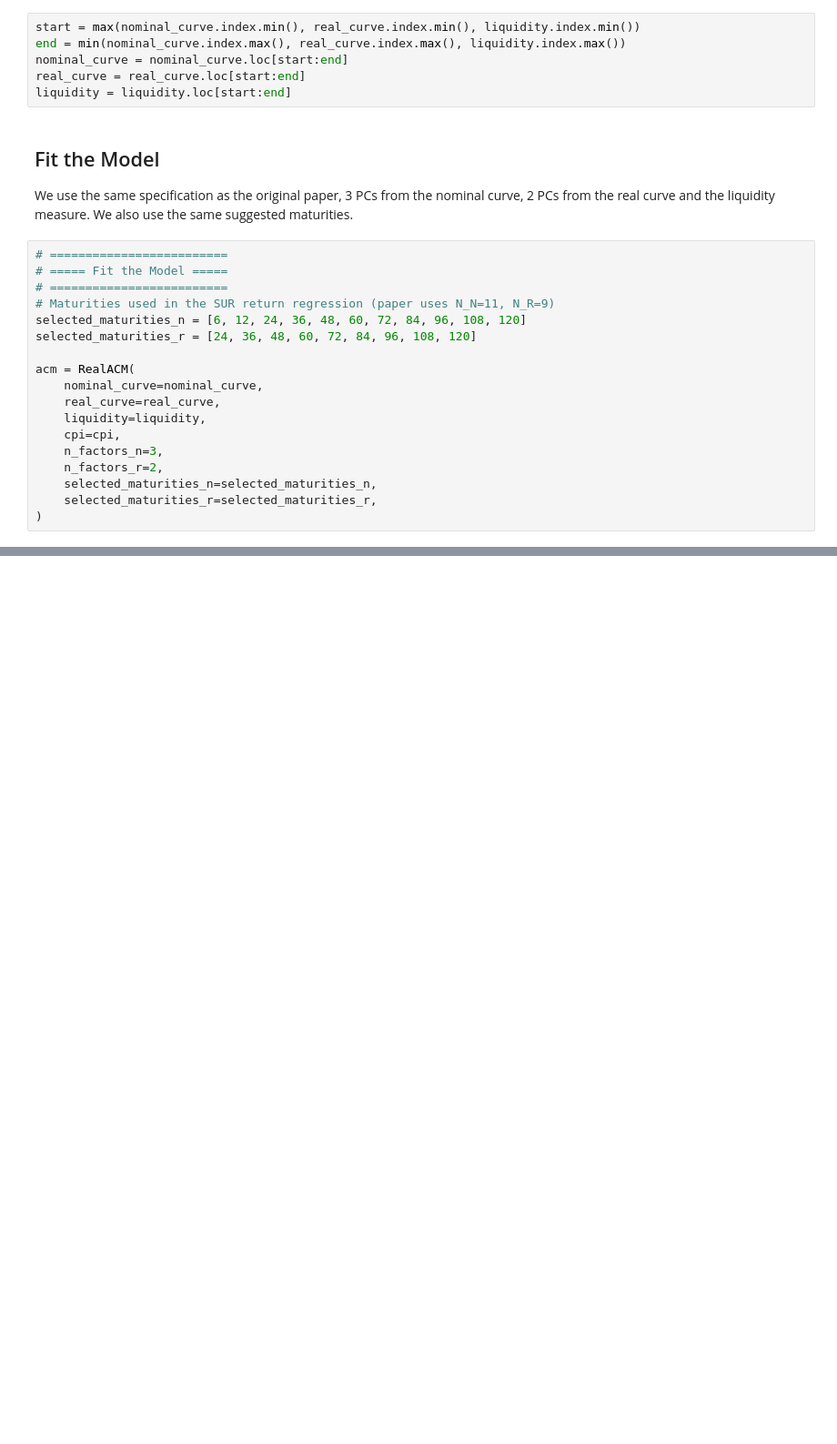
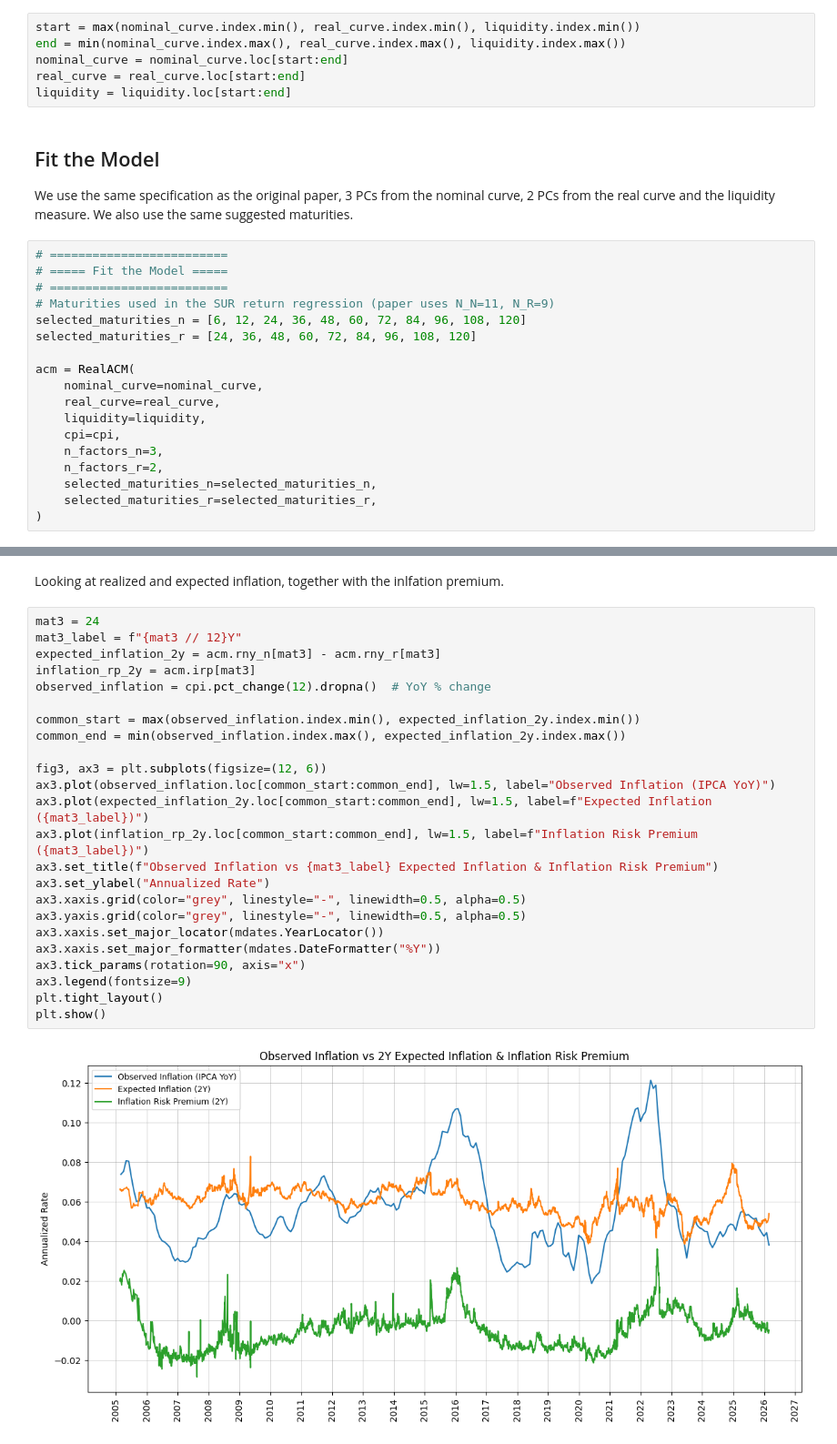
Before and after one commit to gusamarante/pyacm, a Jupyter notebook: example_real_br.ipynb, the cells around one changed output, grey strips where cells are left out. Shown at 91% size. Drawn from its saved outputs; the diff is of its cells as text; blank space fills up the shorter version.

```diff
--- a/example_real_br.ipynb
+++ b/example_real_br.ipynb
@@ -164,0 +166,28 @@ plt.show()
+# %% [markdown]
+Looking at realized and expected inflation, together with the inlfation premium.
+# %%
+mat3 = 24
+mat3_label = f"{mat3 // 12}Y"
+expected_inflation_2y = acm.rny_n[mat3] - acm.rny_r[mat3]
+inflation_rp_2y = acm.irp[mat3]
+observed_inflation = cpi.pct_change(12).dropna()  # YoY % change
+
+common_start = max(observed_inflation.index.min(), expected_inflation_2y.index.min())
+common_end = min(observed_inflation.index.max(), expected_inflation_2y.index.max())
+
+fig3, ax3 = plt.subplots(figsize=(12, 6))
+ax3.plot(observed_inflation.loc[common_start:common_end], lw=1.5, label="Observed Inflation (IPCA YoY)")
+ax3.plot(expected_inflation_2y.loc[common_start:common_end], lw=1.5, label=f"Expected Inflation ({mat3_label})")
+ax3.plot(inflation_rp_2y.loc[common_start:common_end], lw=1.5, label=f"Inflation Risk Premium ({mat3_label})")
+ax3.set_title(f"Observed Inflation vs {mat3_label} Expected Inflation & Inflation Risk Premium")
+ax3.set_ylabel("Annualized Rate")
+ax3.xaxis.grid(color="grey", linestyle="-", linewidth=0.5, alpha=0.5)
+ax3.yaxis.grid(color="grey", linestyle="-", linewidth=0.5, alpha=0.5)
+ax3.xaxis.set_major_locator(mdates.YearLocator())
+ax3.xaxis.set_major_formatter(mdates.DateFormatter("%Y"))
+ax3.tick_params(rotation=90, axis="x")
+ax3.legend(fontsize=9)
+plt.tight_layout()
+plt.show()
+# %% [output]
+[figure, added]
```
Also changed, not shown: parts of 4 cells of this notebook, 1 other file.
